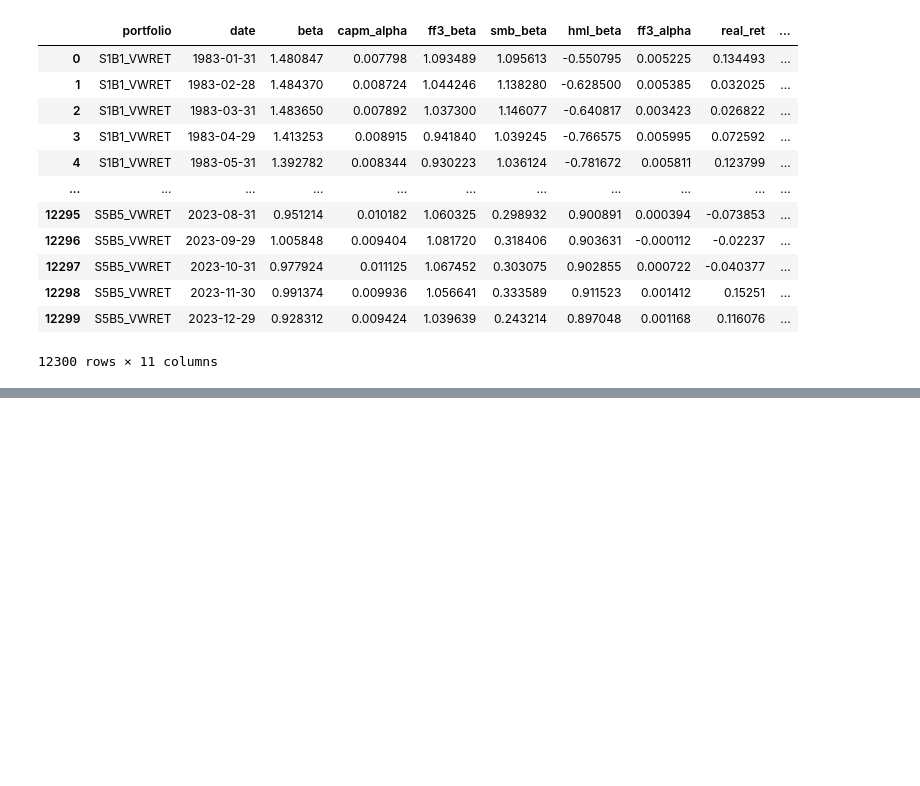
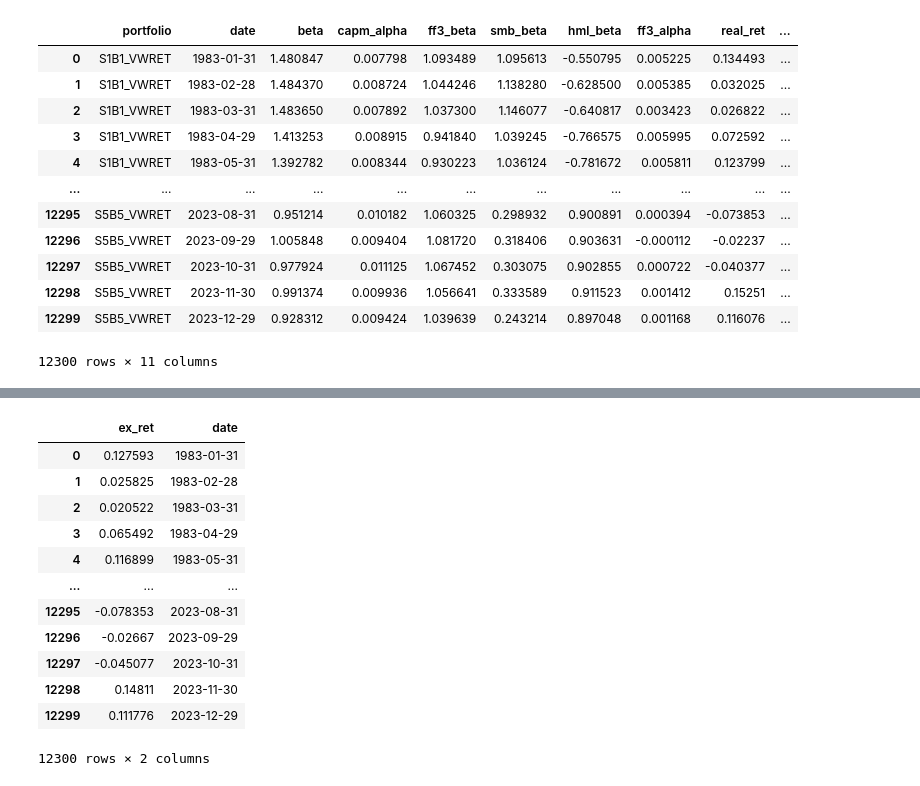
Before and after one commit to uWaterloo-CFM/CFM-301, a Jupyter notebook: Assignment 2/Assignment 2.ipynb, the cells around one changed output, grey strips where cells are left out. Saved outputs shown, nothing was run; the diff lists cells and outputs as text; code cells hidden in the pictures; blank space fills up the shorter version.

```diff
--- a/Assignment 2/Assignment 2.ipynb
+++ b/Assignment 2/Assignment 2.ipynb
@@ -683,0 +693,20 @@ LinregressResult(slope=0.08569011787789829, intercept=0.009596573917166097, rval
+# %%
+# Now we run our t-tests to see how significant everything is
+explanatory_df = pd.DataFrame()
+explanatory_df['ex_ret'] = beta_df['real_ret'] - ff_factors_df["RF"]
+explanatory_df['date'] = beta_df['date']
+explanatory_df
+# %% [output]
+|  | ex_ret | date |
+| 0 | 0.127593 | 1983-01-31 |
+| 1 | 0.025825 | 1983-02-28 |
+| 2 | 0.020522 | 1983-03-31 |
+| 3 | 0.065492 | 1983-04-29 |
+| 4 | 0.116899 | 1983-05-31 |
+| ... | ... | ... |
+| 12295 | -0.078353 | 2023-08-31 |
+| 12296 | -0.02667 | 2023-09-29 |
+| 12297 | -0.045077 | 2023-10-31 |
+| 12298 | 0.14811 | 2023-11-30 |
+| 12299 | 0.111776 | 2023-12-29 |
+12300 rows × 2 columns
```
Also changed, not shown: parts of 15 cells of this notebook, 1 other file.
